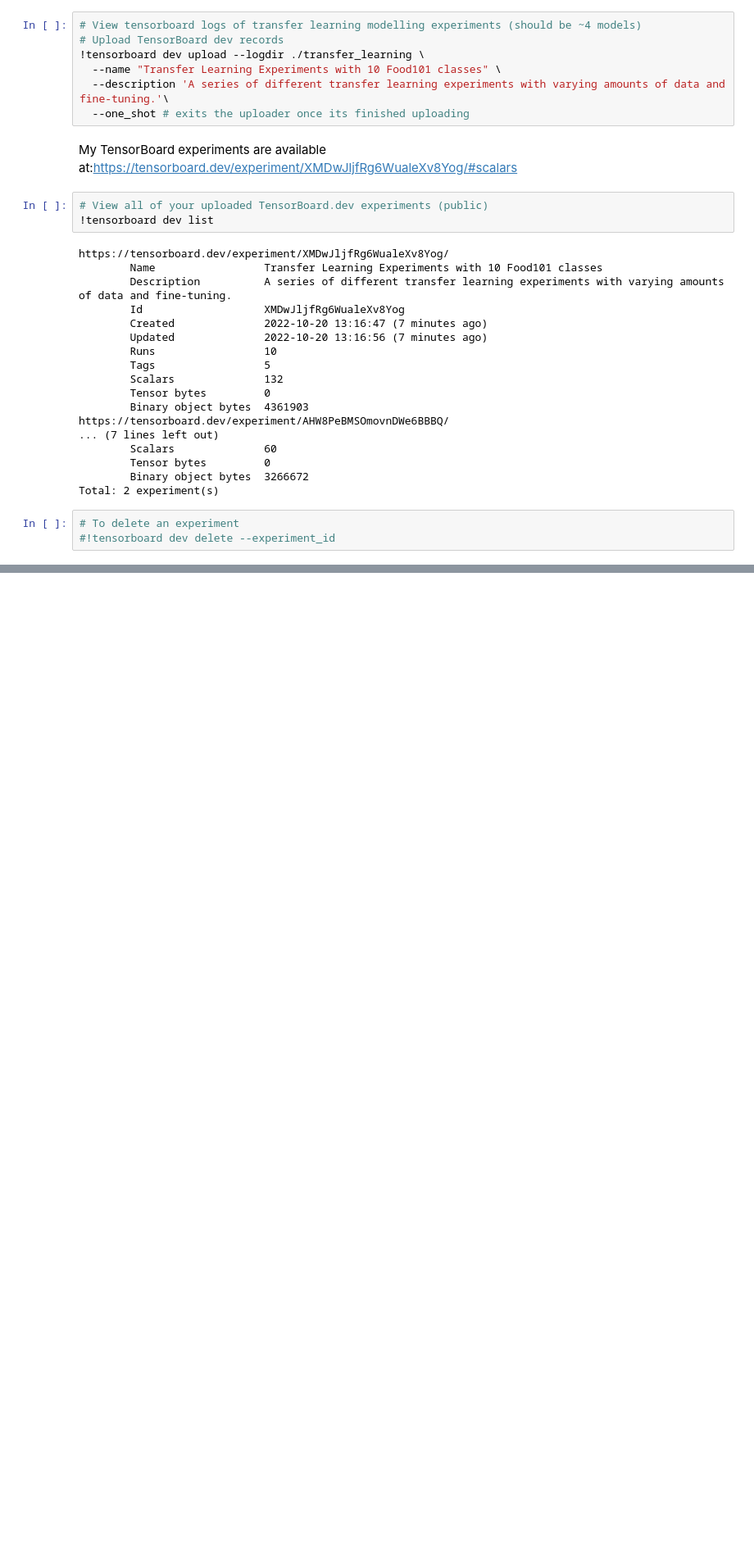
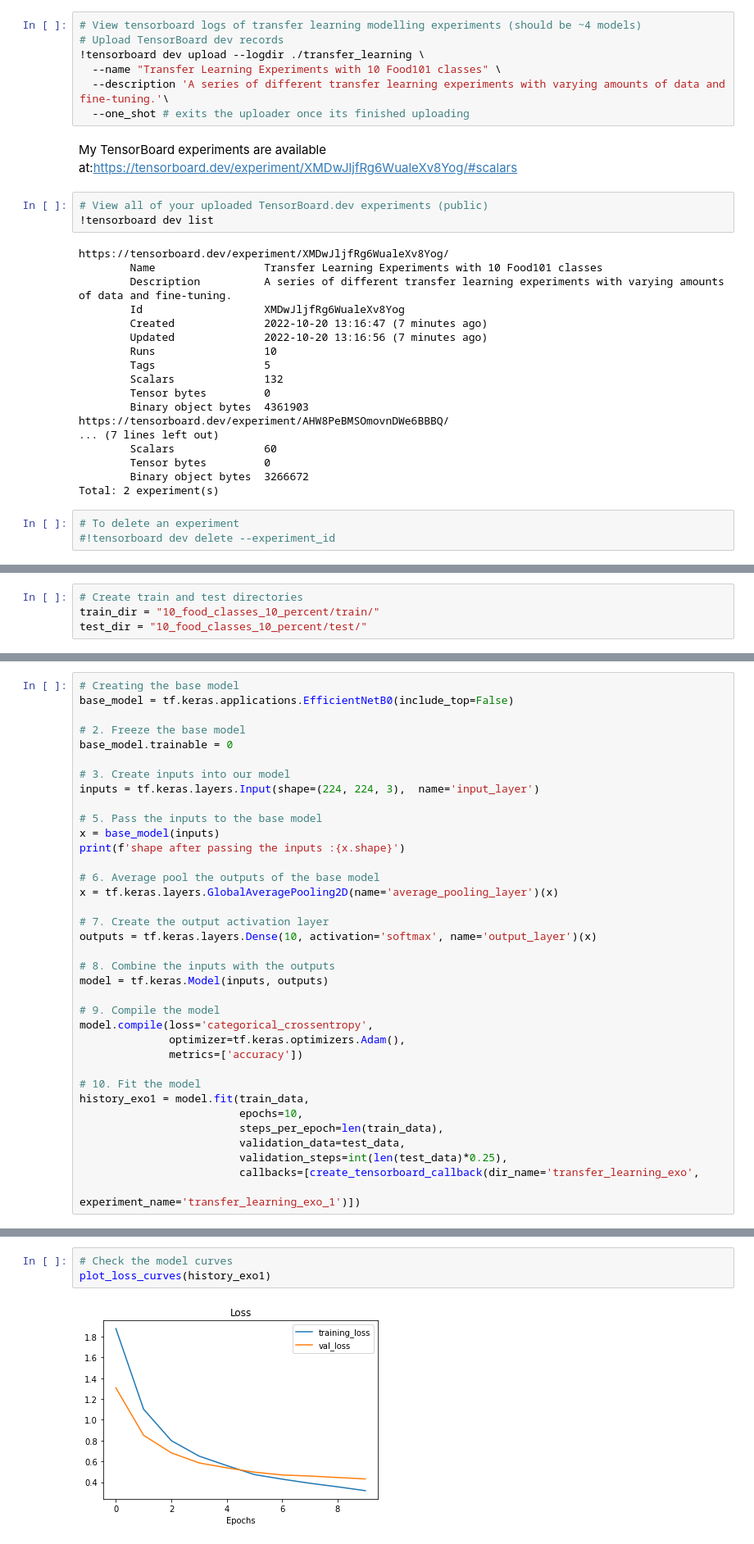
Before and after one commit to MimaDalix/Deep-Learning-tensorflow, a Jupyter notebook: 05_transfer_learning_tensorflow_part_2_fine_tuning_.ipynb, the cells around one changed output, grey strips where cells are left out. Shown at 82% size. Saved outputs shown, nothing was run; the diff lists cells and outputs as text; blank space fills up the shorter version.

```diff
--- a/05_transfer_learning_tensorflow_part_2_fine_tuning_.ipynb
+++ b/05_transfer_learning_tensorflow_part_2_fine_tuning_.ipynb
@@ -1135,0 +1179,4 @@ Total: 2 experiment(s)
+# %%
+# Create train and test directories
+train_dir = "10_food_classes_10_percent/train/"
+test_dir = "10_food_classes_10_percent/test/"
@@ -1135,0 +1244,36 @@ Total: 2 experiment(s)
+# %%
+# Creating the base model
+base_model = tf.keras.applications.EfficientNetB0(include_top=False)
+
+# 2. Freeze the base model
+base_model.trainable = 0
+
+# 3. Create inputs into our model
+inputs = tf.keras.layers.Input(shape=(224, 224, 3),  name='input_layer')
+
+# 5. Pass the inputs to the base model
+x = base_model(inputs)
+print(f'shape after passing the inputs :{x.shape}')
+
+# 6. Average pool the outputs of the base model
+x = tf.keras.layers.GlobalAveragePooling2D(name='average_pooling_layer')(x)
+
+# 7. Create the output activation layer
+outputs = tf.keras.layers.Dense(10, activation='softmax', name='output_layer')(x)
+
+# 8. Combine the inputs with the outputs
+model = tf.keras.Model(inputs, outputs)
+
+# 9. Compile the model
+model.compile(loss='categorical_crossentropy',
+              optimizer=tf.keras.optimizers.Adam(),
+              metrics=['accuracy'])
+
+# 10. Fit the model
+history_exo1 = model.fit(train_data,
+                         epochs=10,
+                         steps_per_epoch=len(train_data),
+                         validation_data=test_data,
+                         validation_steps=int(len(test_data)*0.25),
+                         callbacks=[create_tensorboard_callback(dir_name='transfer_learning_exo',
+                                                                experiment_name='transfer_learning_exo_1')])
@@ -1135,0 +1304,5 @@ Total: 2 experiment(s)
+# %%
+# Check the model curves
+plot_loss_curves(history_exo1)
+# %% [output]
+[figure, added]
```
Also changed, not shown: parts of 21 cells of this notebook.
